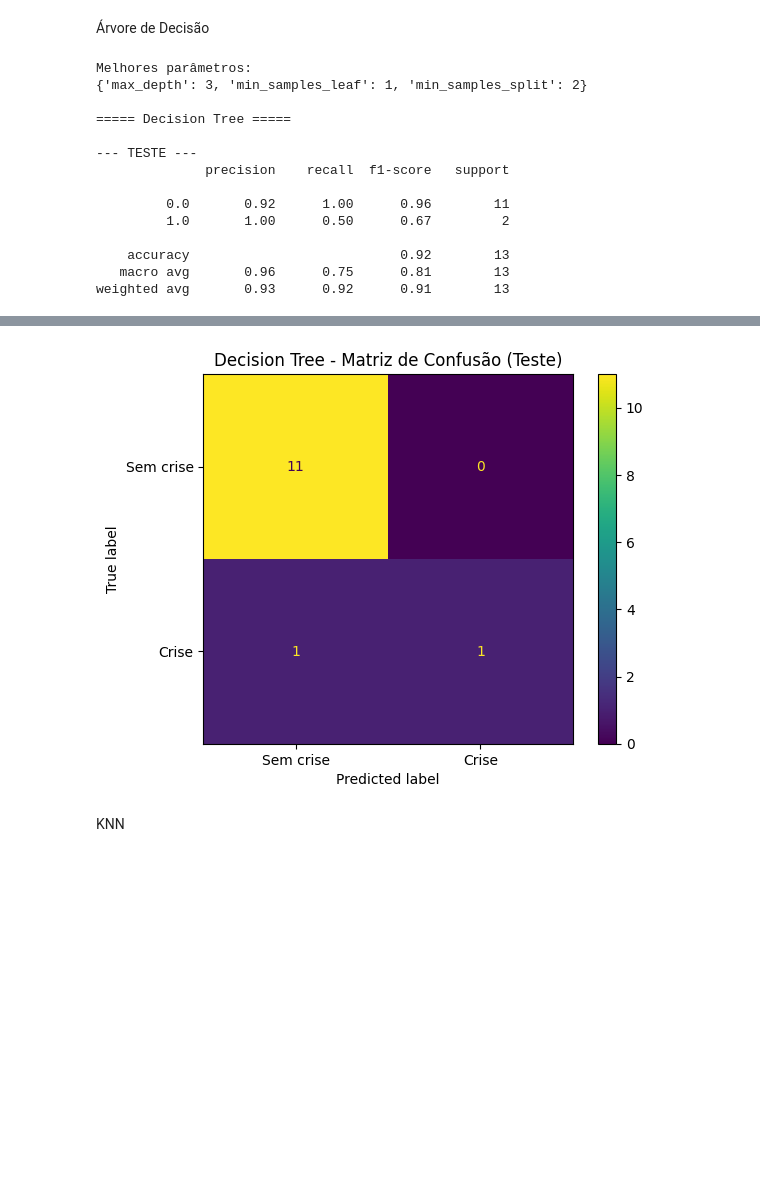
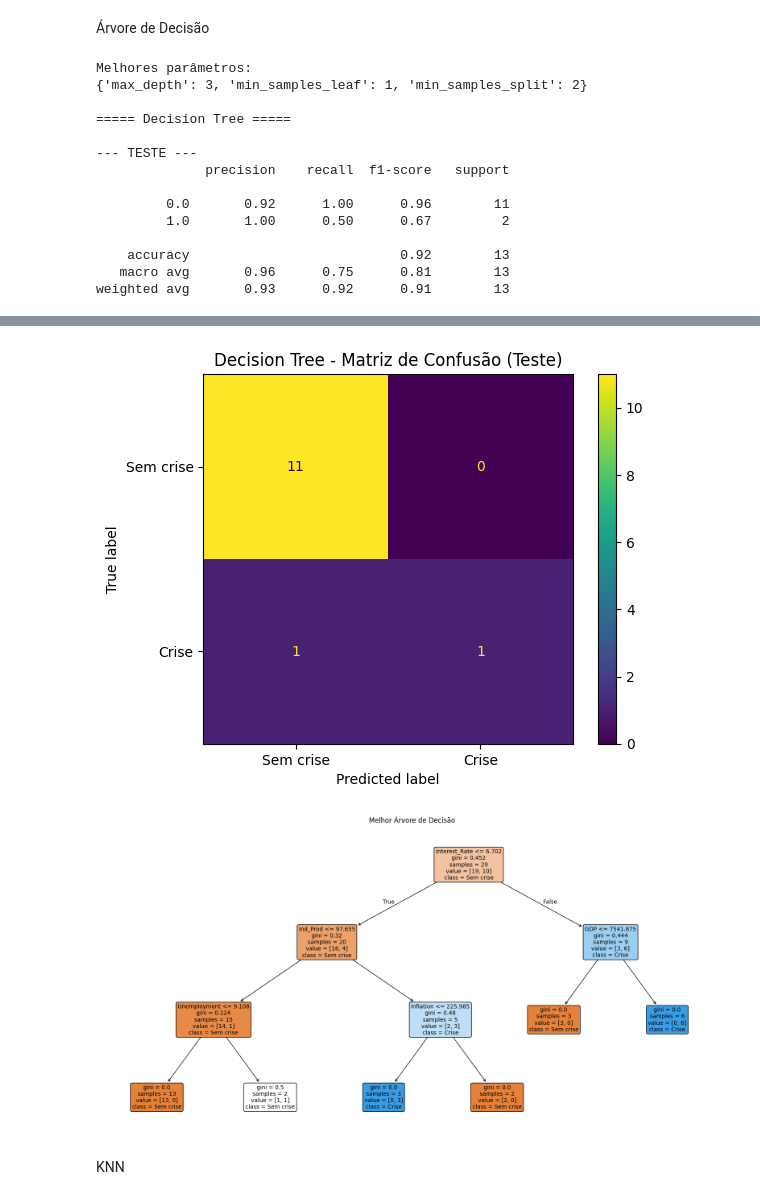
Before and after one commit to tcc-financial-crisis/clusterizacao, a Jupyter notebook: sprint1.ipynb, the cells around one changed output, grey strips where cells are left out. Saved outputs shown, nothing was run; the diff lists cells and outputs as text; code cells hidden in the pictures; blank space fills up the shorter version.

```diff
--- a/sprint1.ipynb
+++ b/sprint1.ipynb
@@ -81,8 +81,9 @@ def avaliar_modelo(model, X_train, X_test, y_train, y_test, nome_modelo="Modelo"
 # %% [markdown]
 Árvore de Decisão
 # %%
-from sklearn.tree import DecisionTreeClassifier
+from sklearn.tree import DecisionTreeClassifier, plot_tree
 from sklearn.model_selection import GridSearchCV
+import matplotlib.pyplot as plt
 
 # ===== GRID DE HIPERPARÂMETROS =====
 param_grid = {
@@ -94,7 +95,7 @@ param_grid = {
 # ===== MODELO BASE =====
 tree = DecisionTreeClassifier(random_state=42)
 
-# ===== GRID SEARCH (MELHOR QUE TESTAR NA MÃO) =====
+# ===== GRID SEARCH =====
 grid = GridSearchCV(
     tree,
     param_grid,
@@ -111,33 +112,49 @@ best_tree = grid.best_estimator_
 
 print("Melhores parâmetros:")
 print(grid.best_params_)
 
 # ===== AVALIAÇÃO =====
 avaliar_modelo(
     best_tree,
     X_train,
     X_test,
     y_train,
     y_test,
     nome_modelo="Decision Tree"
 )
+
+# ===== PLOT DA ÁRVORE =====
+plt.figure(figsize=(20,10))
+
+plot_tree(
+    best_tree,
+    feature_names=features,
+    class_names=["Sem crise", "Crise"],
+    filled=True,
+    rounded=True,
+    fontsize=10
+)
+
+plt.title("Melhor Árvore de Decisão")
+plt.show()
 # %% [output]
 Melhores parâmetros:
 {'max_depth': 3, 'min_samples_leaf': 1, 'min_samples_split': 2}
 
 ===== Decision Tree =====
 
 --- TESTE ---
               precision    recall  f1-score   support
 
          0.0       0.92      1.00      0.96        11
          1.0       1.00      0.50      0.67         2
 
     accuracy                           0.92        13
    macro avg       0.96      0.75      0.81        13
 weighted avg       0.93      0.92      0.91        13
 [figure]
 [figure]
+[figure, added]
 # %% [markdown]
 KNN
 # %%
```
Also changed, not shown: parts of 1 cell of this notebook.
